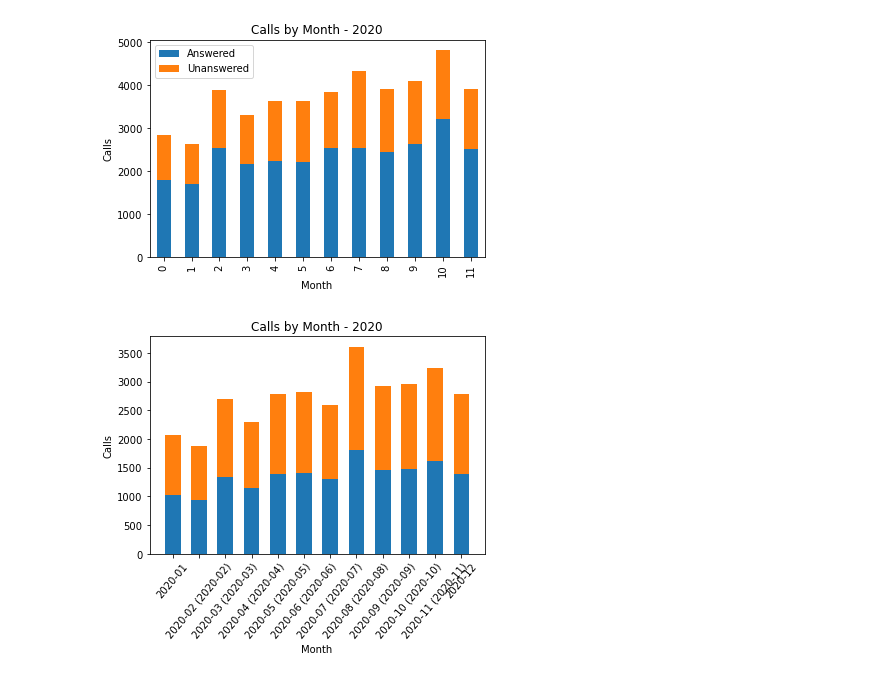
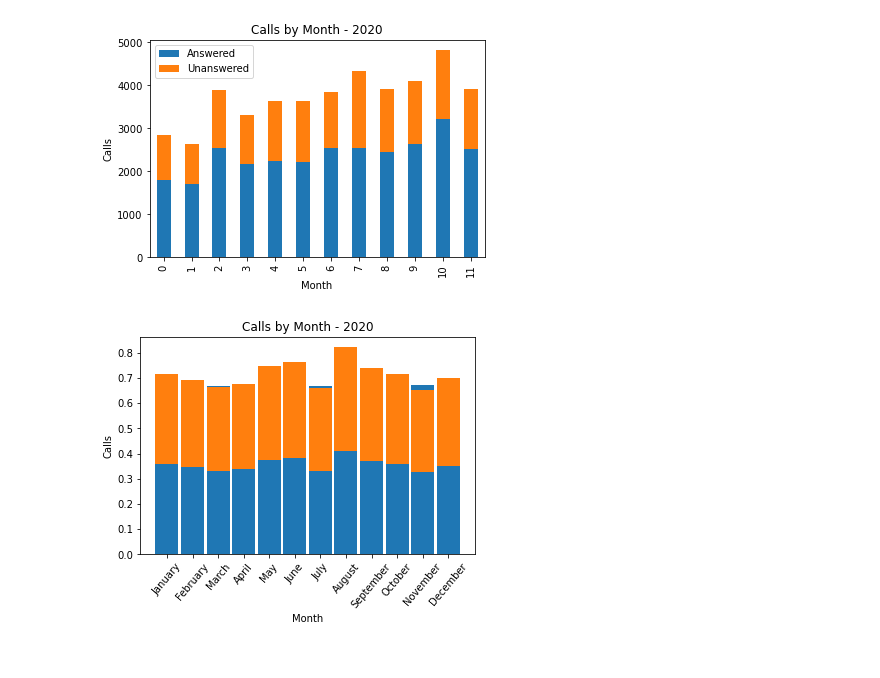
Before and after one commit to NSS-Data-Analytics-Cohort-6/fcs-crisis-sailing-the-seaborn, a Jupyter notebook: notebook/fcs_crisis_calls.ipynb, the cells around one changed output. Saved outputs shown, nothing was run; the diff lists cells and outputs as text; code cells hidden in the pictures.

```diff
--- a/notebook/fcs_crisis_calls.ipynb
+++ b/notebook/fcs_crisis_calls.ipynb
@@ -388,17 +388,15 @@ plt.ylabel("Calls")
 Text(0, 0.5, 'Calls')
 [figure]
 # %%
-w = 0.6
+w = 0.9
 
-# Plot stacked bar chart
 
-plt.bar(month_dist_2020['Month'], month_dist_2020['Answered'], w)
-plt.bar(month_dist_2020['Month'], month_dist_2020['Unanswered'], w, bottom= month_dist_2020['Unanswered'])
+plt.bar(month_dist_2020['Month'], month_dist_2020['% Answ'], w)
+plt.bar(month_dist_2020['Month'], month_dist_2020['% Unansw'], w, bottom= month_dist_2020['% Unansw'])
 plt.title("Calls by Month - 2020")
 plt.xlabel("Month")
 plt.ylabel("Calls")
-# Display
 plt.xticks(rotation=50)
 plt.show()
 # %% [output]
-[figure, old version]
+[figure, new version]
```
Also changed, not shown: parts of 6 cells of this notebook.
